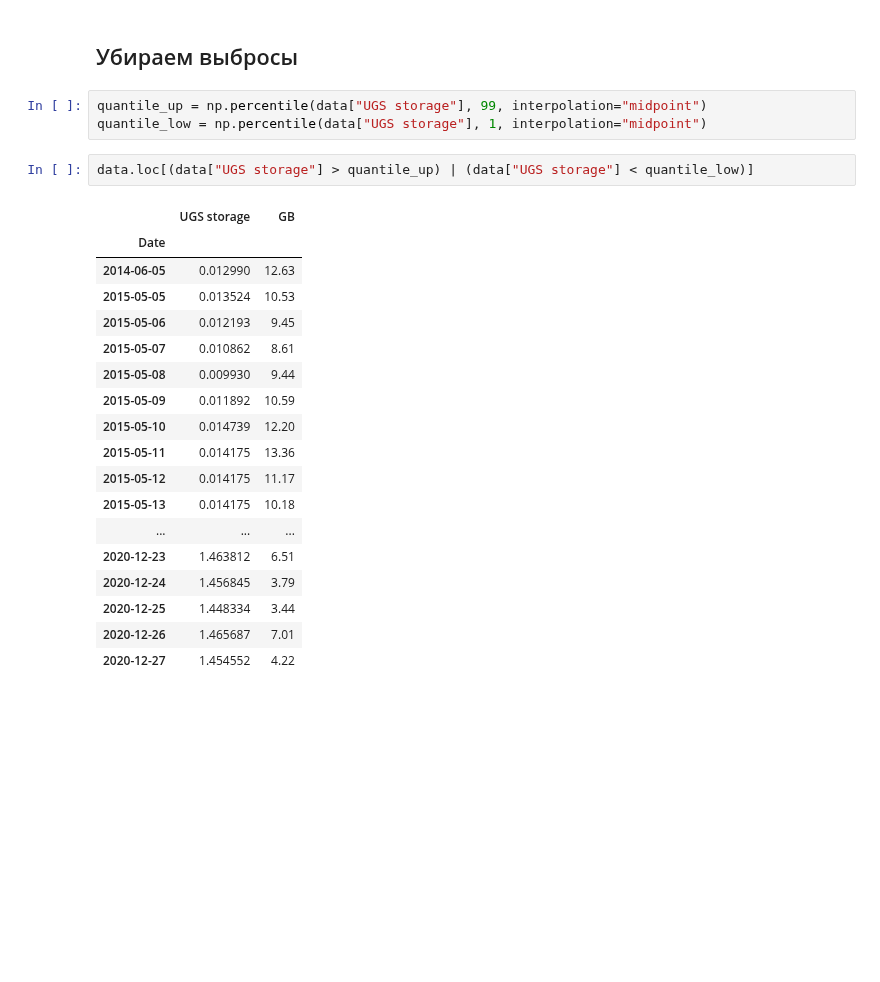
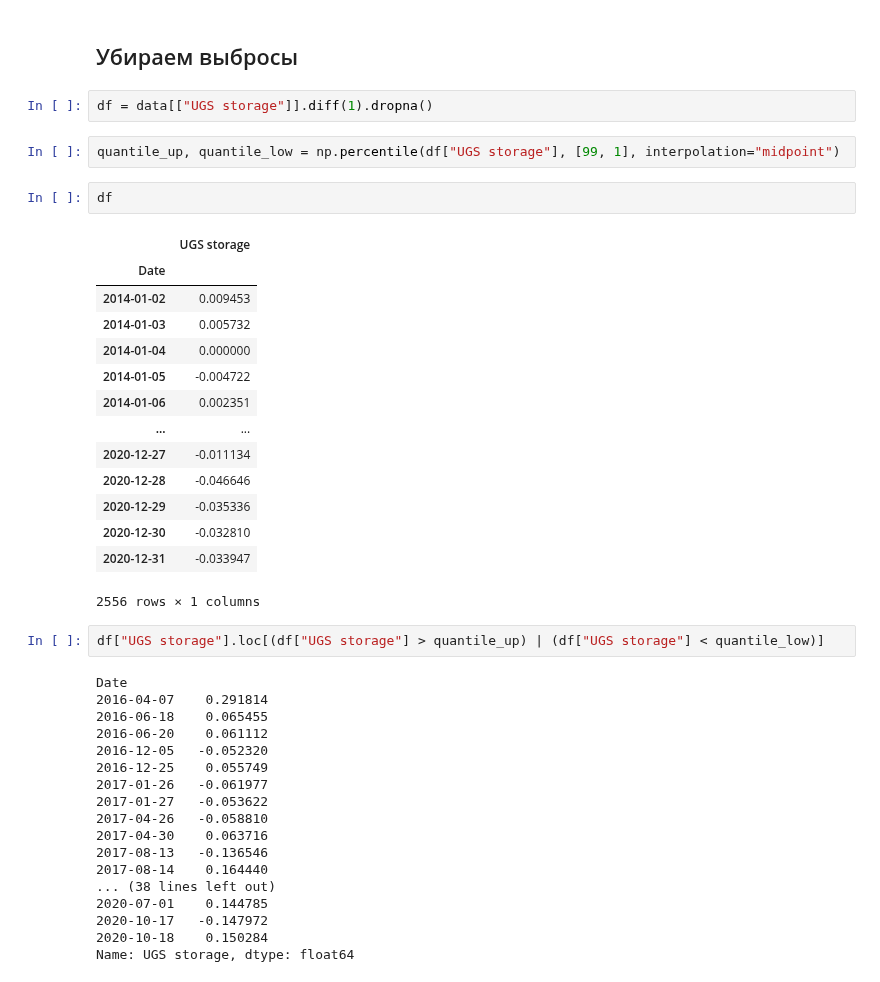
Before and after one commit to endygamedev/university, a Jupyter notebook: 3-course-6-semester/forecasting-methods/4. Exogenous factors/4.2 Task.ipynb, the cells around one changed output. Saved outputs shown, nothing was run; the diff lists cells and outputs as text; blank space fills up the shorter version.

```diff
--- a/3-course-6-semester/forecasting-methods/4. Exogenous factors/4.2 Task.ipynb
+++ b/3-course-6-semester/forecasting-methods/4. Exogenous factors/4.2 Task.ipynb
@@ -55,27 +57,44 @@ plt.show()
 [figure]
 # %% [markdown]
 ## Убираем выбросы
+# %%
+df = data[["UGS storage"]].diff(1).dropna()
 # %%
-quantile_up = np.percentile(data["UGS storage"], 99, interpolation="midpoint")
-quantile_low = np.percentile(data["UGS storage"], 1, interpolation="midpoint")
+quantile_up, quantile_low = np.percentile(df["UGS storage"], [99, 1], interpolation="midpoint")
+# %%
+df
+# %% [output]
+|  | UGS storage |
+| Date |  |
+| 2014-01-02 | 0.009453 |
+| 2014-01-03 | 0.005732 |
+| 2014-01-04 | 0.000000 |
+| 2014-01-05 | -0.004722 |
+| 2014-01-06 | 0.002351 |
+| ... | ... |
+| 2020-12-27 | -0.011134 |
+| 2020-12-28 | -0.046646 |
+| 2020-12-29 | -0.035336 |
+| 2020-12-30 | -0.032810 |
+| 2020-12-31 | -0.033947 |
+2556 rows × 1 columns
 # %%
-data.loc[(data["UGS storage"] > quantile_up) | (data["UGS storage"] < quantile_low)]
+df["UGS storage"].loc[(df["UGS storage"] > quantile_up) | (df["UGS storage"] < quantile_low)]
 # %% [output]
-|  | UGS storage | GB |
-| Date |  |  |
-| 2014-06-05 | 0.012990 | 12.63 |
-| 2015-05-05 | 0.013524 | 10.53 |
-| 2015-05-06 | 0.012193 | 9.45 |
-| 2015-05-07 | 0.010862 | 8.61 |
-| 2015-05-08 | 0.009930 | 9.44 |
-| 2015-05-09 | 0.011892 | 10.59 |
-| 2015-05-10 | 0.014739 | 12.20 |
-| 2015-05-11 | 0.014175 | 13.36 |
-| 2015-05-12 | 0.014175 | 11.17 |
-| 2015-05-13 | 0.014175 | 10.18 |
-| ... | ... | ... |
-| 2020-12-23 | 1.463812 | 6.51 |
-| 2020-12-24 | 1.456845 | 3.79 |
-| 2020-12-25 | 1.448334 | 3.44 |
-| 2020-12-26 | 1.465687 | 7.01 |
-| 2020-12-27 | 1.454552 | 4.22 |
+Date
+2016-04-07    0.291814
+2016-06-18    0.065455
+2016-06-20    0.061112
+2016-12-05   -0.052320
+2016-12-25    0.055749
+2017-01-26   -0.061977
+2017-01-27   -0.053622
+2017-04-26   -0.058810
+2017-04-30    0.063716
+2017-08-13   -0.136546
+2017-08-14    0.164440
+... (38 lines left out)
+2020-07-01    0.144785
+2020-10-17   -0.147972
+2020-10-18    0.150284
+Name: UGS storage, dtype: float64
```
Also changed, not shown: parts of 14 cells of this notebook.
